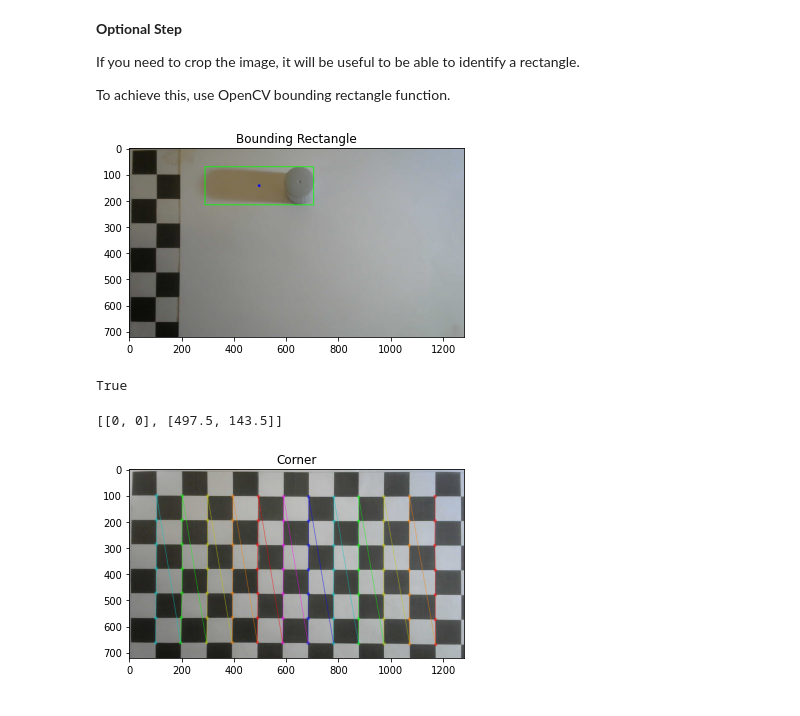
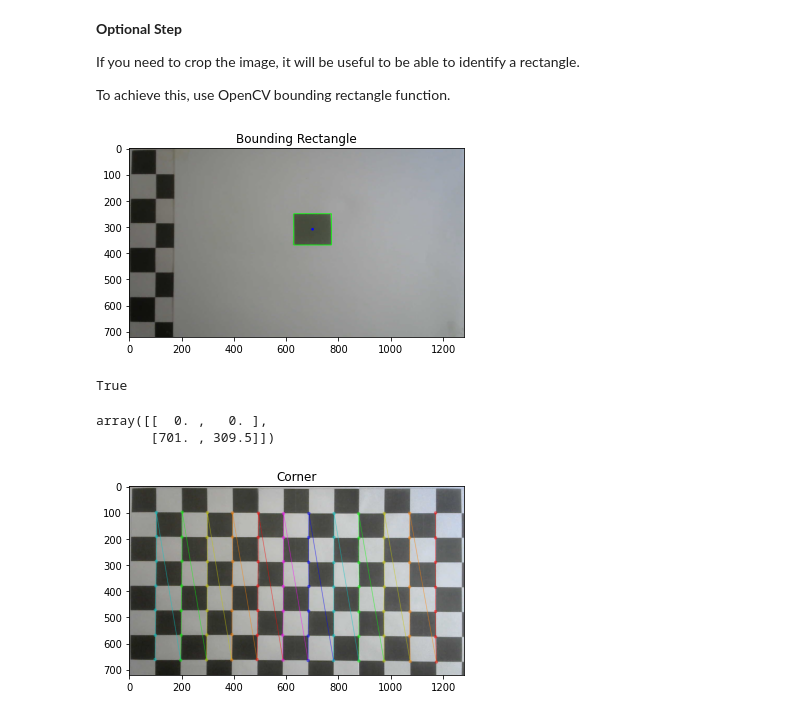
Before and after one commit to anh147/3D-Object-To-Real-World-Coordinates, a Jupyter notebook: main_2D.ipynb, the cells around one changed output. Cells and saved outputs as stored; diff of their text form; code cells hidden in the pictures.

```diff
--- a/main_2D.ipynb
+++ b/main_2D.ipynb
@@ -35,10 +35,10 @@ def previewImg(text,img_preview,grayscale=False):
 Let's load the starting point.  The example image and it's background.
 # %%
 #load the example.  It is a white piece, the most difficult to detect!
-img_example=cv2.imread('image8/11.jpg')
+img_example=cv2.imread('image2D/15.jpg')
 
 #load a background, so we can extract it and make it easy to detect the object.
-img_bg=cv2.imread('image8/10.jpg')
+img_bg=cv2.imread('image2D/10.jpg')
 # %% [markdown]
 **Staring Point**
 
@@ -220,39 +226,40 @@ To achieve this, use OpenCV bounding rectangle function.
 # %%
 # Display a Bounding Rectangle
 img_withrectangle=img_example.copy()
 count = 0
 
 #ma trận tâm các vật
-center = [0, 0]
+center = np.array([[0,0]])
 for i in validcontours:
     center_obj = []
     x,y,w,h = cv2.boundingRect(arr_cnt[i])
     center_obj = [x+w/2, y+h/2]
-    center = [center, [x+w/2, y+h/2]]
-
+    # center = [center, [x+w/2, y+h/2]]
+    center = np.append(center, [center_obj], axis=0)
     cv2.rectangle(img_withrectangle,(x,y),(x+w,y+h),(0,255,0),2)
     # previewImg('Bounding Rectangle',img_withrectangle)
     #Draw center rectangle
     img_withrectangle = cv2.circle(img_withrectangle, (int(x+w/2), int(y+h/2)), radius=0, color=(255, 0, 0), thickness=10)
 
     #ID object
     # image = cv2.putText(img_withrectangle, str(count), (x + 10, y-10), cv2.FONT_HERSHEY_SIMPLEX, 1,
     #              (0, 0, 255), 2, cv2.LINE_AA, False)
 
 
 
     count +=1
 
 
 previewImg('Bounding Rectangle',img_withrectangle)
-cv2.imwrite('image7/detect.jpg', img_withrectangle)
+cv2.imwrite('result2D/detect.jpg', img_withrectangle[ 20: 660, 520: 1260])
 # %% [output]
-[figure, old version]
+[figure, new version]
 True
 # %%
 center
 # %% [output]
-[[0, 0], [497.5, 143.5]]
+array([[  0. ,   0. ],
+       [701. , 309.5]])
 # %%
 import glob
 # %%
```
Also changed, not shown: parts of 19 cells of this notebook, 44 other files.
